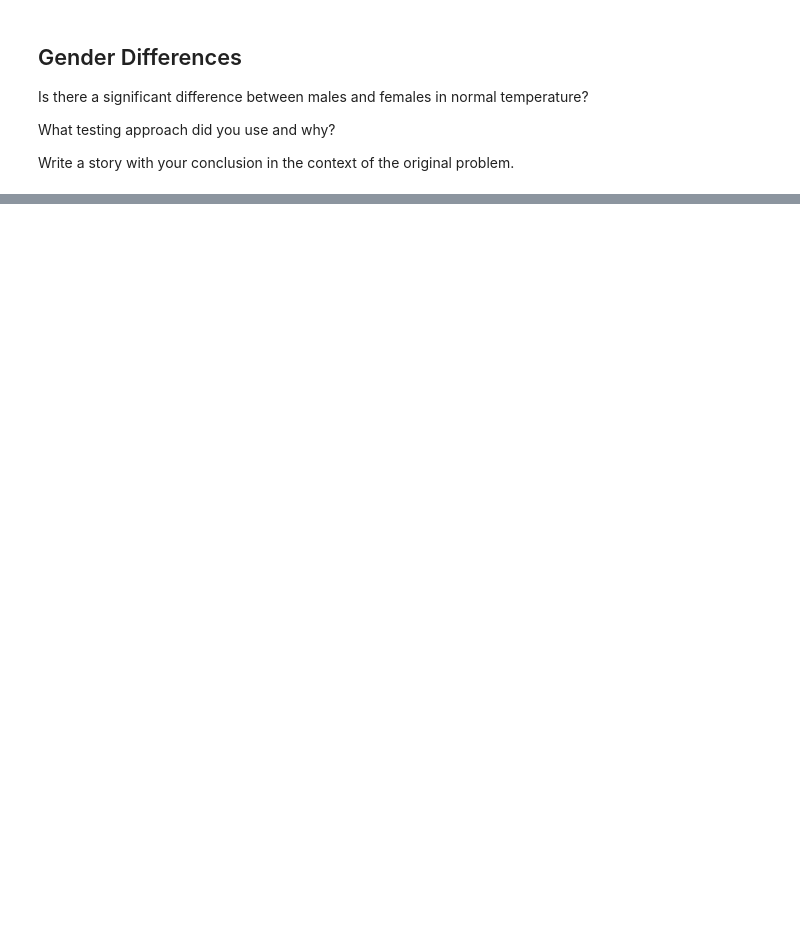
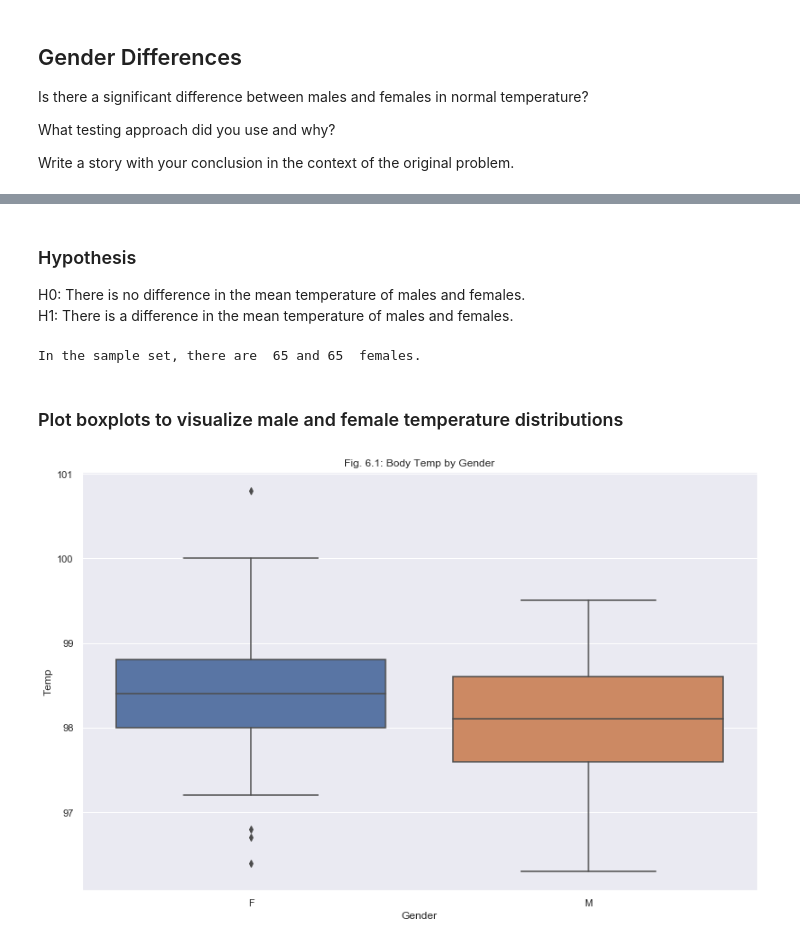
Before and after one commit to chudzikr/EDA, a Jupyter notebook: hypthesis_test_1_human-temp_chudzik.ipynb, the cells around one changed output, grey strips where cells are left out. Cells and saved outputs as stored; diff of their text form; code cells hidden in the pictures; blank space fills up the shorter version.

Commit message:
finish work  on male/female test

```diff
--- a/hypthesis_test_1_human-temp_chudzik.ipynb
+++ b/hypthesis_test_1_human-temp_chudzik.ipynb
@@ -361,0 +333,27 @@ Write a story with your conclusion in the context of the original problem.
+# %% [markdown]
+### Hypothesis
+H0: There is no difference in the mean temperature of males and females.
+H1: There is a difference in the mean temperature of males and females.
+# %%
+# subset males and females
+males = df[df.gender == 'M']
+females = df[df.gender == 'F']
+
+print('In the sample set, there are ', len(males),'and', len(females),' females.')
+# %% [output]
+In the sample set, there are  65 and 65  females.
+# %% [markdown]
+### Plot boxplots to visualize male and female temperature distributions
+# %%
+# plot a boxplot for an overview
+sns.boxplot(x = 'gender', y = 'temperature', data=df)
+
+sns.set(rc={"figure.figsize": (12, 8)})
+
+_ = plt.xlabel('Gender')
+_ = plt.ylabel('Temp')
+_ = plt.title('Fig. 6.1: Body Temp by Gender')
+
+plt.show();
+# %% [output]
+[figure, added]
```
Also changed, not shown: parts of 28 cells of this notebook.
